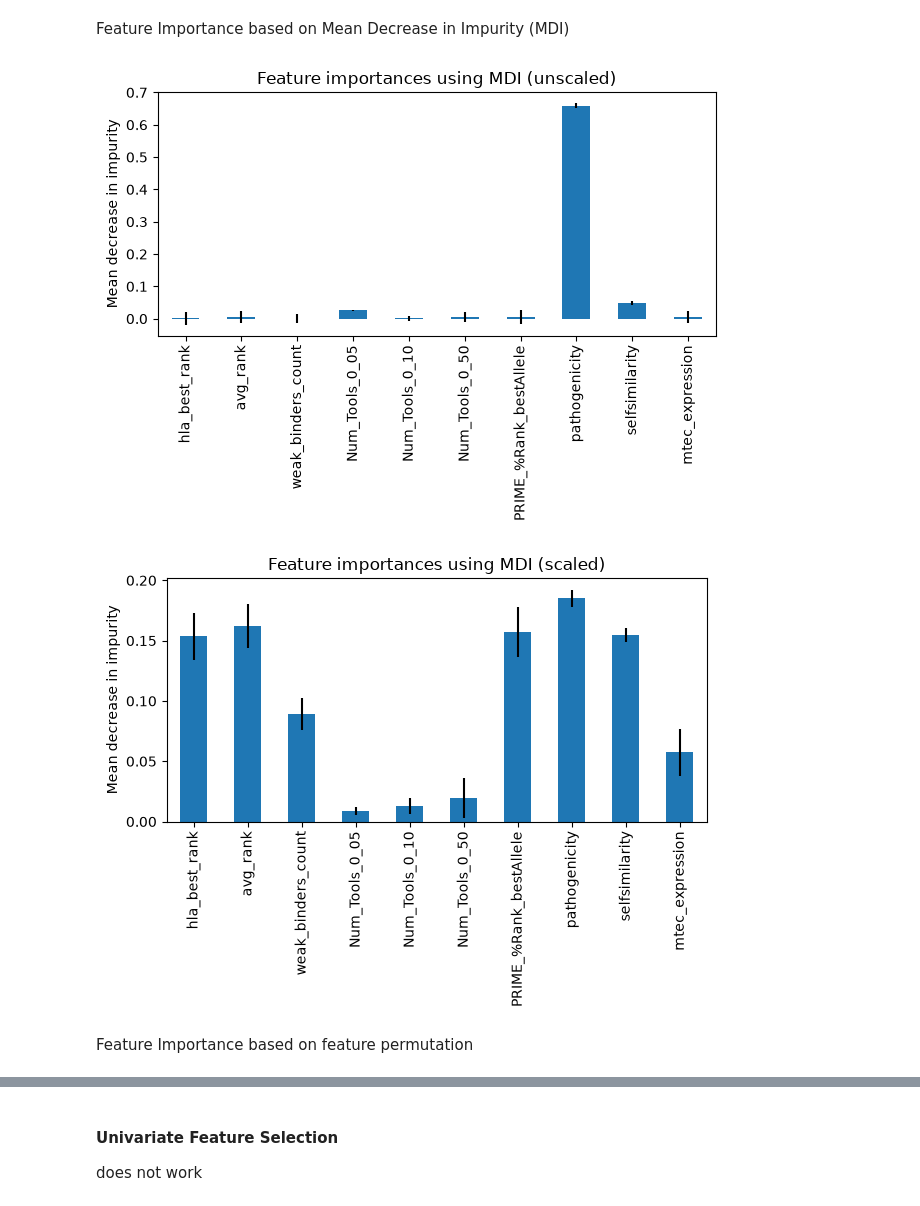
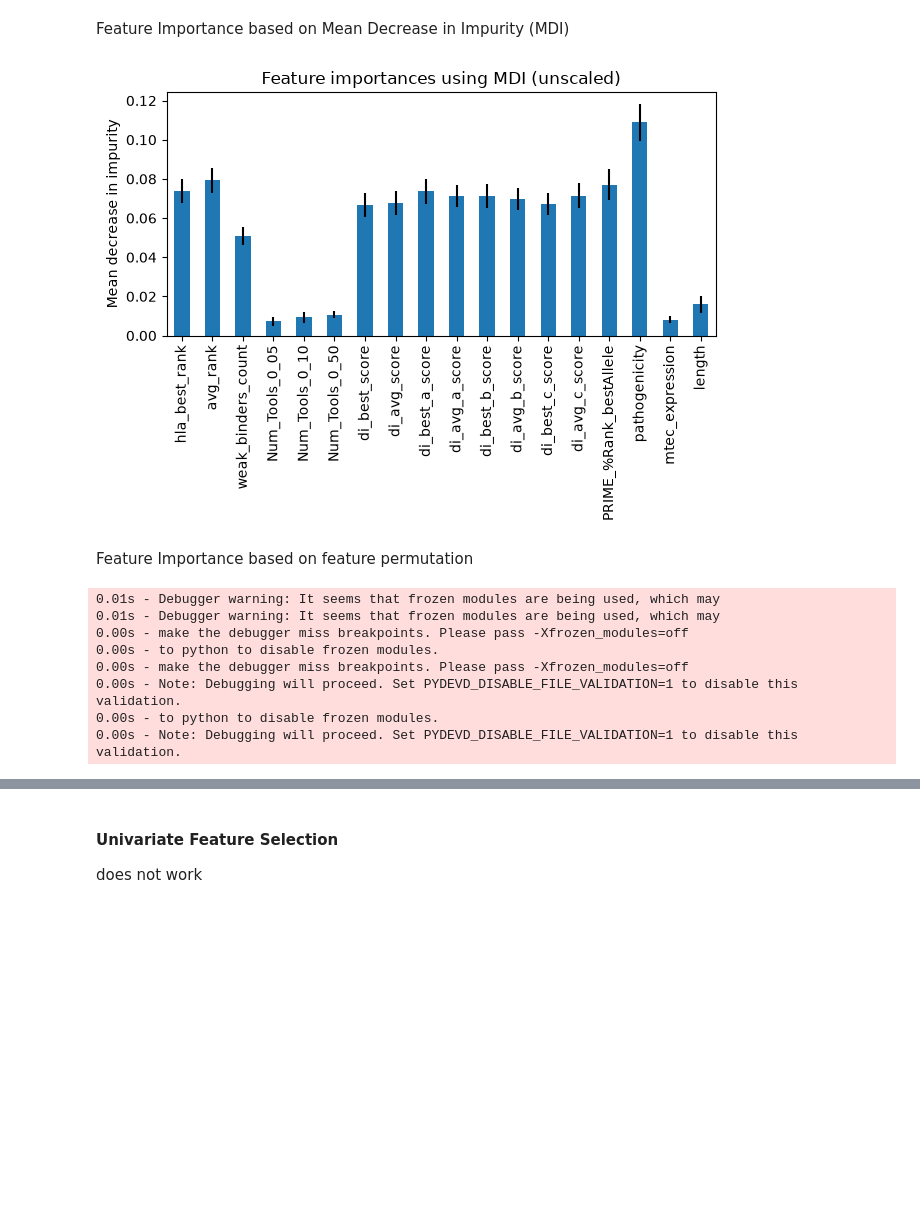
Before and after one commit to jonnovd/ImmunPepPred, a Jupyter notebook: models/svm.ipynb, the cells around one changed output, grey strips where cells are left out. Drawn from its saved outputs; the diff is of its cells as text; code cells hidden in the pictures; blank space fills up the shorter version.

```diff
--- a/models/svm.ipynb
+++ b/models/svm.ipynb
@@ -17,11 +17,16 @@ from sklearn.preprocessing import RobustScaler, StandardScaler
 # %%
 INPUT_DIR        = "data/input"
 MODEL_INPUT_DIR  = f"{INPUT_DIR}/formatted-input"
-MODEL_INPUT_FILE = f"{MODEL_INPUT_DIR}/model_input_traintest_randselfpeps_commonAlleles_nomhcnuggs_newPath.csv"#model_input_traintest_randselfpeps_new_pathogenicity.csv"#" #"model_input_imm_and_mhc-nb_m1_t7.csv"#"#"model_input_all_traintest.csv"
-ALL_PEPS_FILE    = f"{INPUT_DIR}/cedar_randself_mhc-nbs.txt"
+#MODEL_INPUT_FILE = f"{MODEL_INPUT_DIR}/model_input_traintest_cleavedSelf9k_hex_noID.csv"#model_input_traintest_randselfpeps_commonAlleles_nomhcnuggs_newPath.csv"#model_input_traintest_randselfpeps_new_pathogenicity.csv"#" #"model_input_imm_and_mhc-nb_m1_t7.csv"#"#"model_input_all_traintest.csv"
+MODEL_INPUT_FILE = f"{MODEL_INPUT_DIR}/model_input_traintest_cleavedself9k_di_selfNoID.csv"
+#MODEL_INPUT_FILE = f"data/selfsimilarity/selfsim_noID_combined.csv"
 
-IMM_PEP_FILE     = f"{INPUT_DIR}/cedar_imm_peps_traintest.txt"  #cedar_Immunogenic_self_df.txt"        #cedar_imm_peps_traintest.txt"
-NON_IMM_PEP_FILE = f"{INPUT_DIR}/cedar_non_imm_peps_traintest.txt"#randselfpeps~10k.txt"#cedar_non-imm_and_self_55.txt"#" #" #cedar_non_imm_peps_traintest.txt" #" #" randselfpeps~10k.txt cedar_non-imm_and_self_10    #"#randselfpeps~10k.txt"#random_in_silico_peptides.txt"#non_mhc_binding_peptides.txt"#"
+#ALL_PEPS_FILE    = f"{INPUT_DIR}/cedar_randself_mhc-nbs.txt"
+
+IMM_PEP_FILE     = f"{INPUT_DIR}/cedar_imm_peps_traintest.txt"#cedar_imm_9mers.txt"  #cedar_Immunogenic_self_df.txt"        #cedar_imm_peps_traintest.txt"
+#NON_IMM_PEP_FILE = f"{INPUT_DIR}/9kcleavedrandselfpeps.txt"#cedar_non-imm_9mers.txt"##randselfpeps~10k.txt"#cedar_non-imm_and_self_55.txt"#" #" #cedar_non_imm_peps_traintest.txt" #" #" randselfpeps~10k.txt cedar_non-imm_and_self_10    #"#randselfpeps~10k.txt"#random_in_silico_peptides.txt"#non_mhc_binding_peptides.txt"#"
+NON_IMM_PEP_FILE = f"{INPUT_DIR}/cedar_non_imm_peps_traintest.txt"
+NON_IMM_LABEL = "Non Immunogenic"
 
 VALIDATION_MODEL_INPUT_FILE =  f"{MODEL_INPUT_DIR}/model_input_hormad1-magea4.csv"
 VALIDATION_PEPTIDES_FILE = f"{INPUT_DIR}/hormad1-magea4_cleavedPeps.txt"
@@ -133,0 +123,2 @@ Non-Immunogenic set: 9693
+# %%
+X_df['length'] = X_df['peptide'].str.len()
@@ -278,10 +282,11 @@ plotHistograms(X_scaled_Robust, feature_cols, ['Immunogenic', 'Non Immunogenic']
 print("Model Train Test DF:")
 display(X_df.shape)
 
+# NB Drops: TAP, selfsimilarity,
 X_df_final = X_df.drop(columns=['Num_Tools_Super_Strong_Binder', 'Num_Tools_Strong_Binder',
        'Num_Tools_Weak_Binder', 'Num_Tools_Super_Weak_Binder', 'Num_Tools_0_01', 'tap_score',
-       'Num_Tools_0_02', 'Num_Tools_0_03', 'Num_Tools_0_04', 'best_netmhc_r', 'strong_binders_count',
-       'Num_Tools_1', 'Num_Tools_2', 'best_mixmhc_r', 'best_mhcflurry_r', 'best_mhcnuggets_r',], errors='ignore')
+       'Num_Tools_0_02', 'Num_Tools_0_03', 'Num_Tools_0_04', 'strong_binders_count','Num_Tools_1',
+       'Num_Tools_2', 'best_netmhc_r', 'best_mixmhc_r', 'best_mhcflurry_r', 'best_mhcnuggets_r', 'selfsimilarity'], errors='ignore')
 
 display(X_df_final.shape)
 display(X_df_final.columns)
@@ -289,8 +294,8 @@ display(X_df_final.columns)
 print("Validation DF:")
 X_validation_df = X_validation_df.drop(columns=['Num_Tools_Super_Strong_Binder', 'Num_Tools_Strong_Binder',
        'Num_Tools_Weak_Binder', 'Num_Tools_Super_Weak_Binder', 'Num_Tools_0_01', 'tap_score',
-       'Num_Tools_0_02', 'Num_Tools_0_03', 'Num_Tools_0_04', 'best_netmhc_r', 'strong_binders_count',
-       'Num_Tools_1', 'Num_Tools_2', 'best_mixmhc_r', 'best_mhcflurry_r', 'best_mhcnuggets_r',], errors='ignore')
+       'Num_Tools_0_02', 'Num_Tools_0_03', 'Num_Tools_0_04', 'strong_binders_count','Num_Tools_1',
+       'Num_Tools_2', 'best_netmhc_r', 'best_mixmhc_r', 'best_mhcflurry_r', 'best_mhcnuggets_r', 'selfsimilarity'], errors='ignore')
 
 display(X_validation_df.shape)
 
@@ -310,7 +315,7 @@ display(y.shape)
 transformer = RobustScaler().fit(X)
 X_scaled_Robust = transformer.transform(X)
 
-transformer = RobustScaler().fit(X_validation)
-X_validation_scaled_robust = transformer.transform(X)
+# transformer = RobustScaler().fit(X_validation)
+# X_validation_scaled_robust = transformer.transform(X)
 # %% [output]
 Model Train Test DF:
@@ -676,20 +684,19 @@ Feature Importance based on Mean Decrease in Impurity (MDI)
 # %%
 import pandas as pd
 
 def plotForestMDIFeatureImportance(forest, importances, std, scaled):
     forest_importances = pd.Series(importances, index=feature_names)
 
     fig, ax = plt.subplots()
     forest_importances.plot.bar(yerr=std, ax=ax)
     ax.set_title(f"Feature importances using MDI ({scaled})")
     ax.set_ylabel("Mean decrease in impurity")
     fig.tight_layout()
 
-plotForestMDIFeatureImportance(forest, importance, std, "unscaled")
-plotForestMDIFeatureImportance(forest_scaled, importances_sc, std_sc, "scaled")
+plotForestMDIFeatureImportance(forest, importances, std, "unscaled")
+#plotForestMDIFeatureImportance(forest_scaled, importances_sc, std_sc, "scaled")
 # %% [output]
-[figure, old version]
+[figure, new version]
-[figure, removed]
 # %% [markdown]
 Feature Importance based on feature permutation
 # %%
@@ -705,6 +712,15 @@ def getForestPermutationFeatureImportance(forest, X, y):
 
 result, forest_importances = getForestPermutationFeatureImportance(forest, X_train, y_train)
 result_sc, forest_importances_sc = getForestPermutationFeatureImportance(forest_scaled, X_scaled_train, y_train)
+# %% [output]
+0.01s - Debugger warning: It seems that frozen modules are being used, which may
+0.01s - Debugger warning: It seems that frozen modules are being used, which may
+0.00s - make the debugger miss breakpoints. Please pass -Xfrozen_modules=off
+0.00s - to python to disable frozen modules.
+0.00s - make the debugger miss breakpoints. Please pass -Xfrozen_modules=off
+0.00s - Note: Debugging will proceed. Set PYDEVD_DISABLE_FILE_VALIDATION=1 to disable this validation.
+0.00s - to python to disable frozen modules.
+0.00s - Note: Debugging will proceed. Set PYDEVD_DISABLE_FILE_VALIDATION=1 to disable this validation.
 # %%
 def plotForestPermutationFeatureImportance(result, scaled):
     fig, ax = plt.subplots()
```
Also changed, not shown: parts of 19 cells of this notebook, 17 other files.
